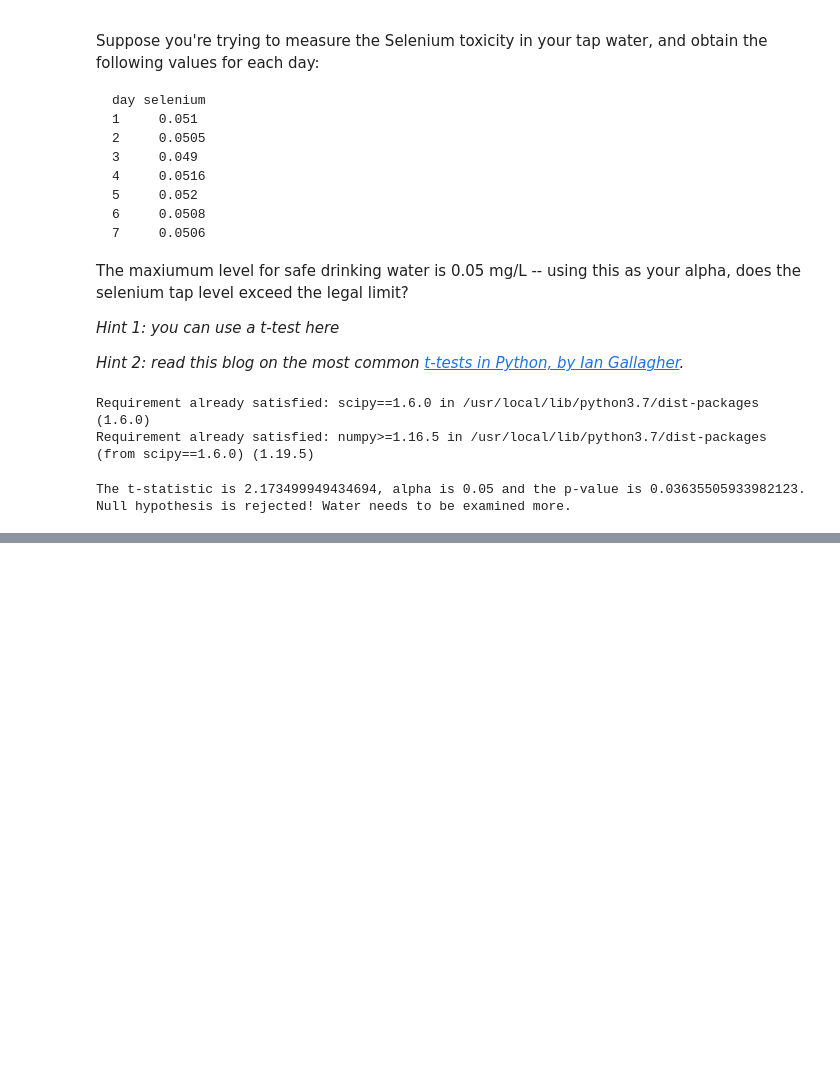
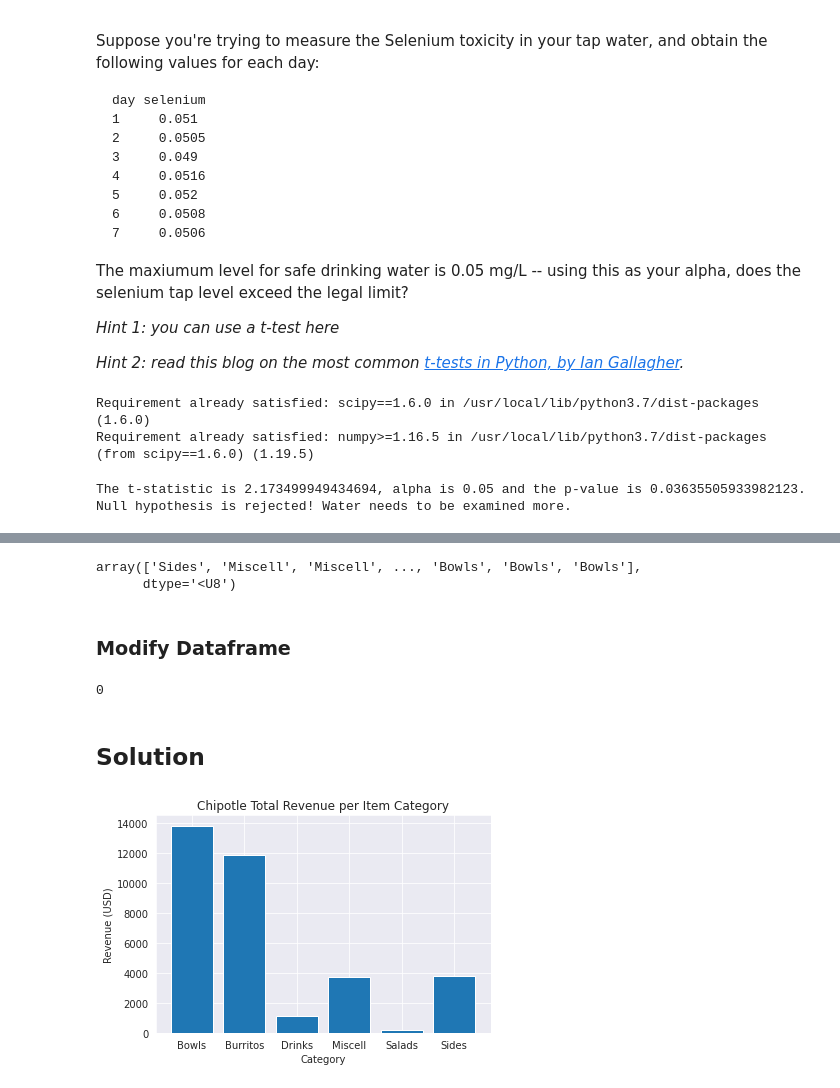
Before and after one commit to UPstartDeveloper/Problem_Solving_Practice, a Jupyter notebook: analysis/miscellaneous/Warm_Up_Analysis_Problems.ipynb, the cells around one changed output, grey strips where cells are left out. Drawn from its saved outputs; the diff is of its cells as text; code cells hidden in the pictures; blank space fills up the shorter version.

Commit message:
Solve "Chipotle total revenue per item"

```diff
--- a/analysis/miscellaneous/Warm_Up_Analysis_Problems.ipynb
+++ b/analysis/miscellaneous/Warm_Up_Analysis_Problems.ipynb
@@ -116,0 +224,38 @@ Null hypothesis is rejected! Water needs to be examined more.
+# %%
+vectorized_categorizer = np.vectorize(classify_item)
+categories = vectorized_categorizer(np.array(df["item_name"]))
+# %%
+categories
+# %% [output]
+array(['Sides', 'Miscell', 'Miscell', ..., 'Bowls', 'Bowls', 'Bowls'],
+      dtype='<U8')
+# %% [markdown]
+### Modify Dataframe
+# %%
+# adding column
+df["item_category"] = categories
+# %%
+df.item_price.isnull().sum()  # verify there's no Nan!
+# %% [output]
+0
+# %%
+# encode prices as float values
+f = lambda price: ''.join((list(price)[1:-1]))
+cut_off_dollar_sign = np.vectorize(f)
+prices_no_dollar = cut_off_dollar_sign(np.array(df["item_price"]))
+# %%
+df["price_as_float"] = prices_no_dollar.astype(float)
+# %% [markdown]
+## Solution
+# %%
+# compute total revenues per category
+category_sums = df.groupby("item_category")["price_as_float"].sum()
+
+# Plotting
+plt.bar(category_sums.index, category_sums.values)
+plt.title("Chipotle Total Revenue per Item Category")
+plt.xlabel("Category")
+plt.ylabel("Revenue (USD)")
+plt.show()
+# %% [output]
+[figure, added]
```
Also changed, not shown: parts of 9 cells of this notebook.
